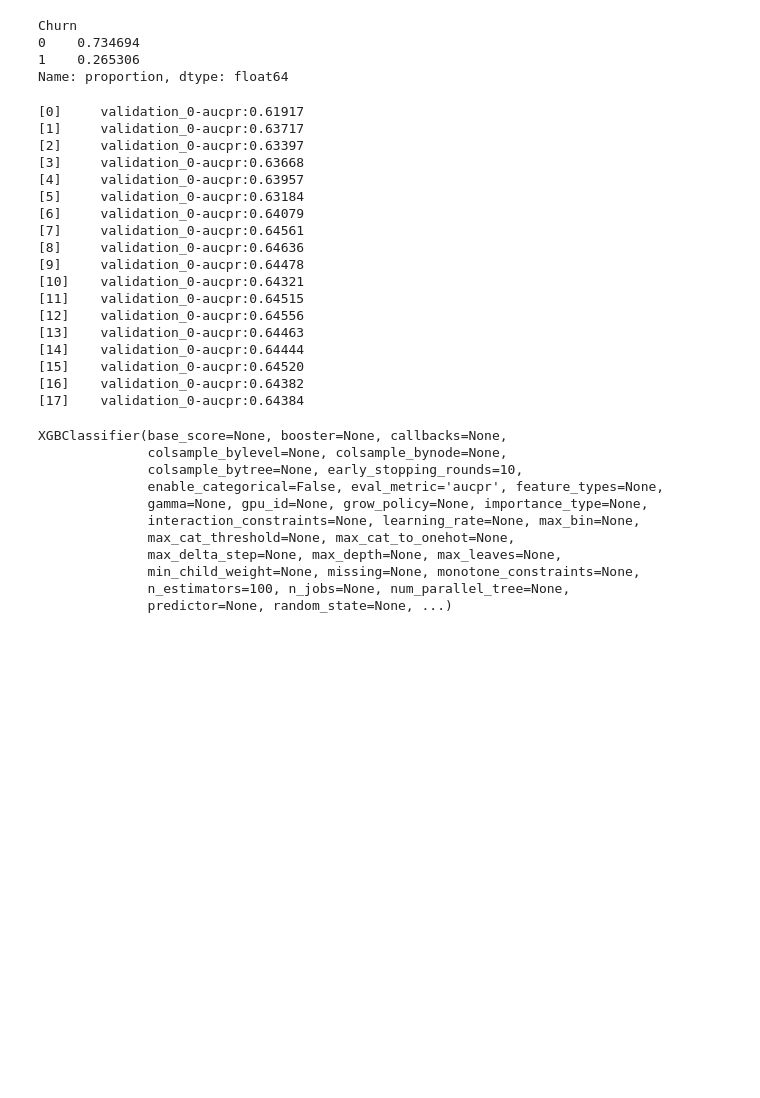
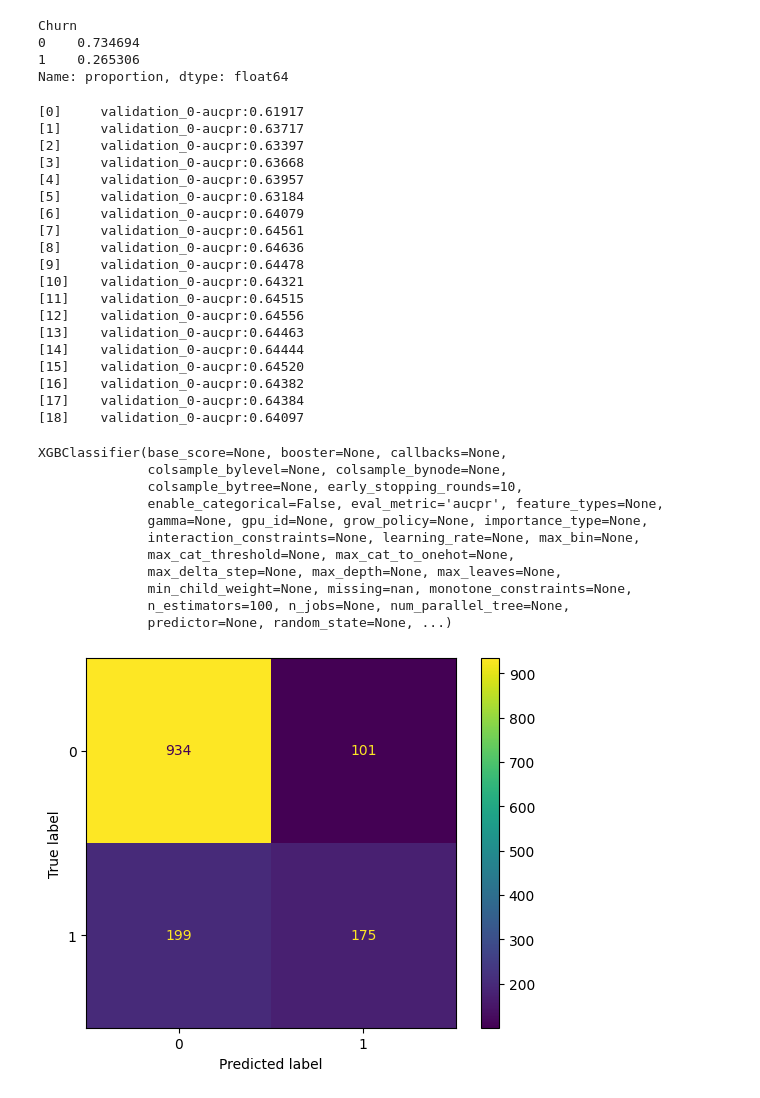
Before and after one commit to ryslipe/xgboost_practice, a Jupyter notebook: notebook/01_load_and_validate_raw_data.ipynb, the cells around one changed output. Cells and saved outputs as stored; diff of their text form; code cells hidden in the pictures; blank space fills up the shorter version.

Commit message:
confusion matrix plot

```diff
--- a/notebook/01_load_and_validate_raw_data.ipynb
+++ b/notebook/01_load_and_validate_raw_data.ipynb
@@ -234,7 +244,7 @@ Churn
 Name: proportion, dtype: float64
 # %%
 # build the first model
-clf_xgb = XGBClassifier(objective='binary:logistic', missing=None, eval_metric = 'aucpr', early_stopping_rounds = 10, seed=42)
+clf_xgb = XGBClassifier(objective='binary:logistic', eval_metric = 'aucpr', early_stopping_rounds = 10, seed=42)
 clf_xgb.fit(X_train,
             y_train,
             verbose = True,
@@ -258,6 +268,7 @@ clf_xgb.fit(X_train,
 [15]    validation_0-aucpr:0.64520
 [16]    validation_0-aucpr:0.64382
 [17]    validation_0-aucpr:0.64384
+[18]    validation_0-aucpr:0.64097
 XGBClassifier(base_score=None, booster=None, callbacks=None,
               colsample_bylevel=None, colsample_bynode=None,
               colsample_bytree=None, early_stopping_rounds=10,
@@ -266,6 +277,12 @@ XGBClassifier(base_score=None, booster=None, callbacks=None,
               interaction_constraints=None, learning_rate=None, max_bin=None,
               max_cat_threshold=None, max_cat_to_onehot=None,
               max_delta_step=None, max_depth=None, max_leaves=None,
-              min_child_weight=None, missing=None, monotone_constraints=None,
+              min_child_weight=None, missing=nan, monotone_constraints=None,
               n_estimators=100, n_jobs=None, num_parallel_tree=None,
               predictor=None, random_state=None, ...)
+# %%
+# create confusion matrix plot
+ConfusionMatrixDisplay.from_estimator(clf_xgb, X_test, y_test)
+plt.show()
+# %% [output]
+[figure, added]
```
Also changed, not shown: parts of 3 cells of this notebook.
